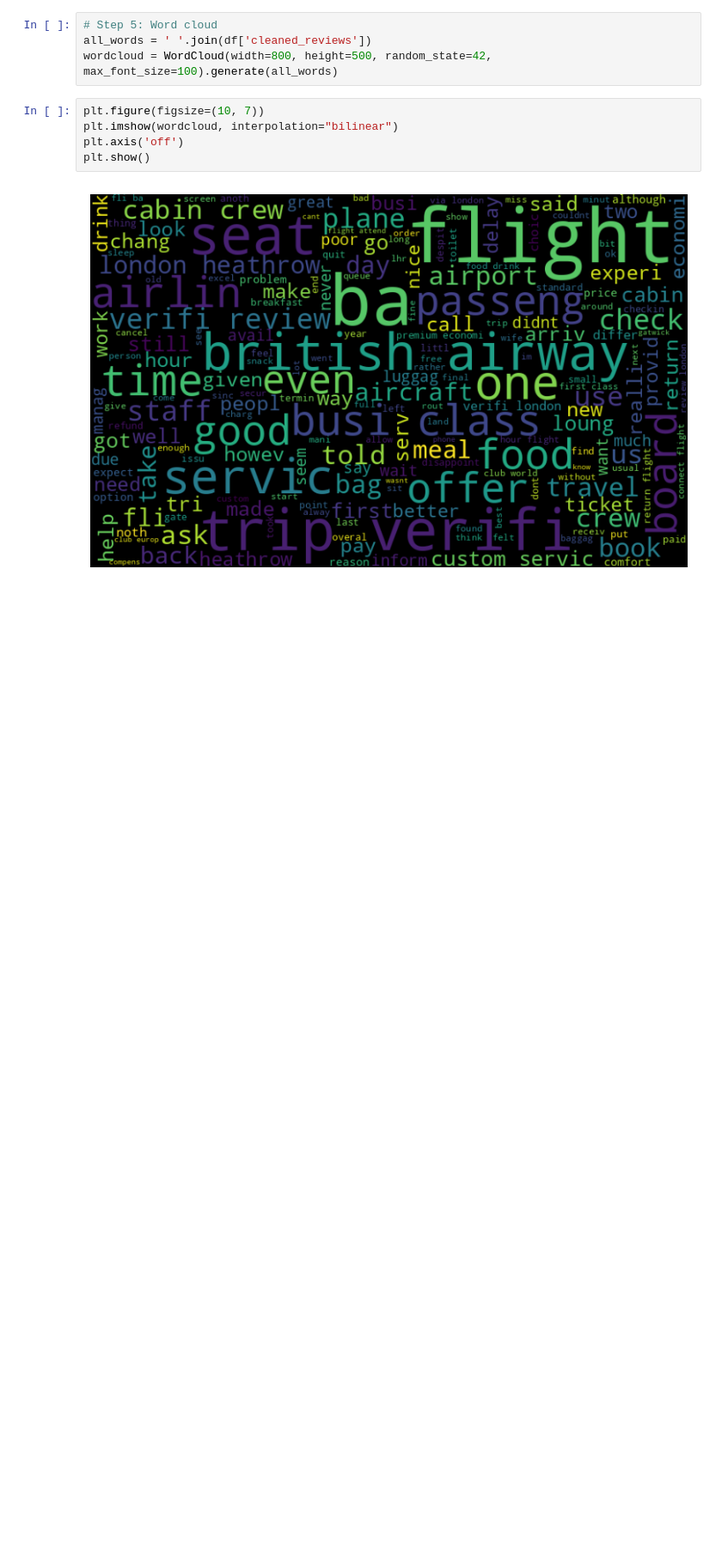
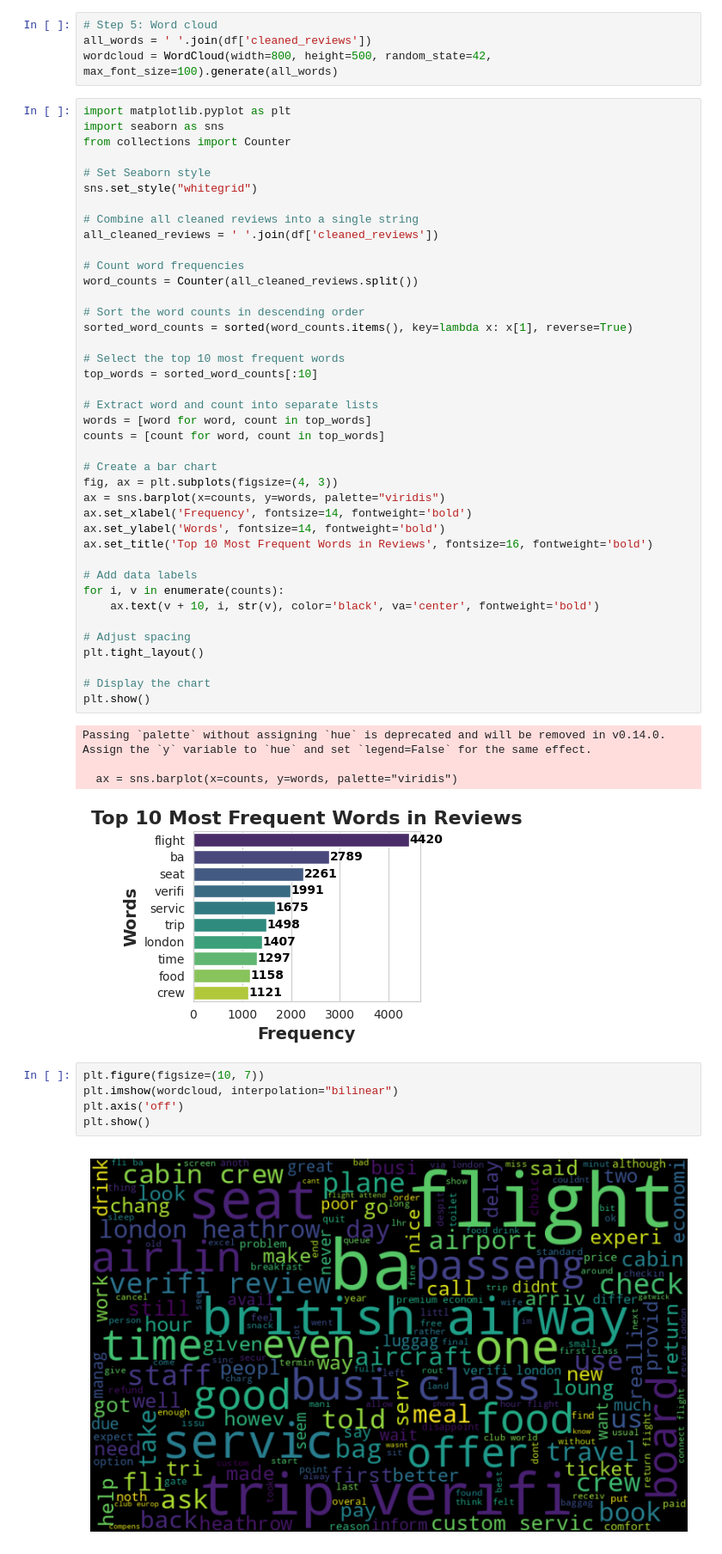
Before and after one commit to Qasim-Shah-73/British-Airways, a Jupyter notebook: British_Airways_Forage.ipynb, the cells around one changed output. Shown at 86% size. Cells and saved outputs as stored; diff of their text form; blank space fills up the shorter version.

```diff
--- a/British_Airways_Forage.ipynb
+++ b/British_Airways_Forage.ipynb
@@ -133,6 +152,51 @@ Number of neutral reviews: 30
 # Step 5: Word cloud
 all_words = ' '.join(df['cleaned_reviews'])
 wordcloud = WordCloud(width=800, height=500, random_state=42, max_font_size=100).generate(all_words)
+# %%
+import matplotlib.pyplot as plt
+import seaborn as sns
+from collections import Counter
+
+# Set Seaborn style
+sns.set_style("whitegrid")
+
+# Combine all cleaned reviews into a single string
+all_cleaned_reviews = ' '.join(df['cleaned_reviews'])
+
+# Count word frequencies
+word_counts = Counter(all_cleaned_reviews.split())
+
+# Sort the word counts in descending order
+sorted_word_counts = sorted(word_counts.items(), key=lambda x: x[1], reverse=True)
+
+# Select the top 10 most frequent words
+top_words = sorted_word_counts[:10]
+
+# Extract word and count into separate lists
+words = [word for word, count in top_words]
+counts = [count for word, count in top_words]
+
+# Create a bar chart
+fig, ax = plt.subplots(figsize=(4, 3))
+ax = sns.barplot(x=counts, y=words, palette="viridis")
+ax.set_xlabel('Frequency', fontsize=14, fontweight='bold')
+ax.set_ylabel('Words', fontsize=14, fontweight='bold')
+ax.set_title('Top 10 Most Frequent Words in Reviews', fontsize=16, fontweight='bold')
+
+# Add data labels
+for i, v in enumerate(counts):
+    ax.text(v + 10, i, str(v), color='black', va='center', fontweight='bold')
+
+# Adjust spacing
+plt.tight_layout()
+
+# Display the chart
+plt.show()
+# %% [output]
+Passing `palette` without assigning `hue` is deprecated and will be removed in v0.14.0. Assign the `y` variable to `hue` and set `legend=False` for the same effect.
+
+  ax = sns.barplot(x=counts, y=words, palette="viridis")
+[figure, added]
 # %%
 plt.figure(figsize=(10, 7))
 plt.imshow(wordcloud, interpolation="bilinear")
```
Also changed, not shown: parts of 1 cell of this notebook.
